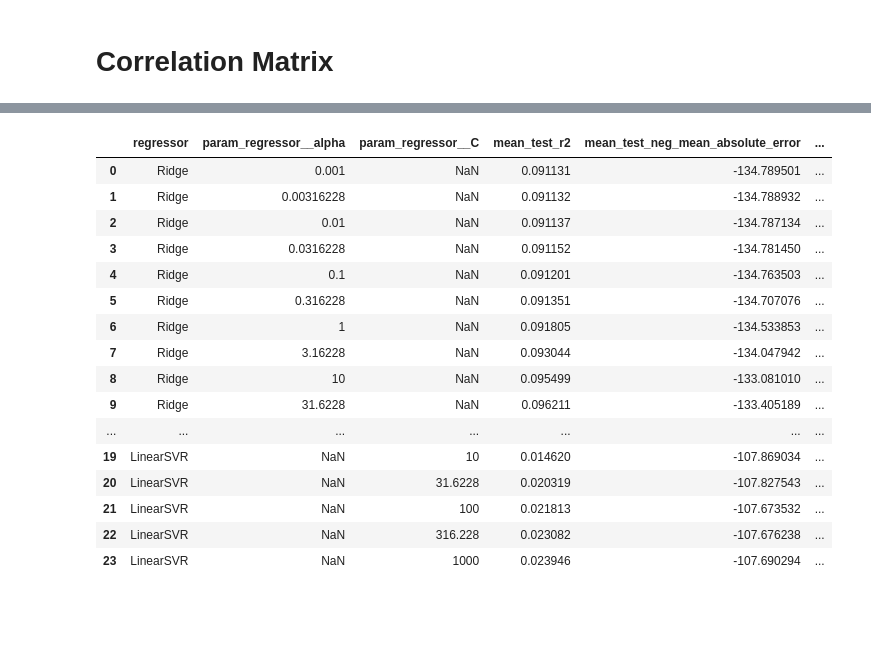
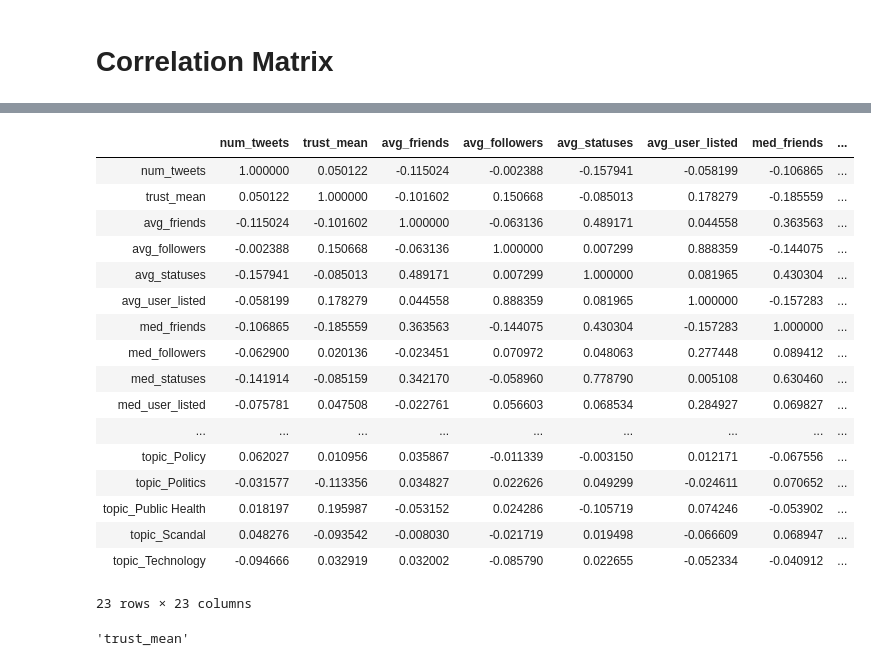
Before and after one commit to fagan2888/tweet-url-relationships, a Jupyter notebook: notebooks/Tweet Trust Correlation.ipynb, the cells around one changed output, grey strips where cells are left out. Cells and saved outputs as stored; diff of their text form; code cells hidden in the pictures; blank space fills up the shorter version.

```diff
--- a/notebooks/Tweet Trust Correlation.ipynb
+++ b/notebooks/Tweet Trust Correlation.ipynb
@@ -157,7 +79,7 @@ raw_tweets.describe()
 | 75% | 9.260537e+17 | 2.853383e+09 | 0.0 | 0.0 |
 | max | 9.305854e+17 | 9.301665e+17 | 0.0 | 0.0 |
 # %%
-raw_ratings = pd.read_csv("knight_data_ratings.csv")
+raw_ratings = pd.read_csv("https://raw.githubusercontent.com/harish-cu/tweet-url-relationships/master/data/raw/knight_data_ratings.csv")
 raw_ratings.head()
 # %% [output]
 |  | external_user_id | content_id | rating_scale_response | sampdate | blind |
@@ -167,7 +89,7 @@ raw_ratings.head()
 | 3 | 4205985366_78419_01 | 66 | 3.5 | 20170901 | 1 |
 | 4 | 4205985366_78419_01 | 80 | 4.0 | 20170901 | 1 |
 # %%
-raw_users = pd.read_csv("all-user-stats.csv")
+raw_users = pd.read_csv("http://muftayebaly.com/dropbox/all-user-stats.csv")
 raw_users['content_id']=raw_tweets['content_id']
 raw_users
 # %% [output]
@@ -247,3 +169,6 @@ avg_users
 | 999 | 8.697427e+17 | 6.502592e+16 | 0.0 | 0.0 | 1921.166667 | 27680.583333 | 24539.166667 | 1060.666667 |
 | blank | 9.220773e+17 | 1.857360e+17 | 0.0 | 0.0 | 3326.596591 | 7628.178030 | 44725.118056 | 140.755051 |
 1474 rows × 8 columns
+# %%
+med_users = users.groupby(['content_id']).median()
+med_users
@@ -250,5 +190,7 @@ avg_users
 # %%
-corr_df = pd.DataFrame(columns=['content_id','article_body','article_title','num_tweets','trust_mean','source','topic','avg_friends','avg_followers','avg_statuses'])
+corr_df = pd.DataFrame(columns=['content_id','article_body','article_title','num_tweets','trust_mean','source','topic',
+                                'avg_friends','avg_followers','avg_statuses','avg_user_listed',
+                               'med_friends','med_followers','med_statuses','med_user_listed'])
 
 for index, row in num_tweets.iterrows():
   try:
@@ -256,7 +198,9 @@ for index, row in num_tweets.iterrows():
                               'num_tweets':row['tweet_id'], 'trust_mean':blind_ratings['rating_scale_response'][int(index)],
                               'source':articles['content_source_desc'][int(index)], 'topic':topics['topic'][int(index)],
                               'avg_friends':avg_users['user_friends'][index], 'avg_followers':avg_users['user_followers'][index],
-                              'avg_statuses':avg_users['user_statuses'][index]}, ignore_index=True)
+                              'avg_statuses':avg_users['user_statuses'][index], 'avg_user_listed':avg_users['user_listed'][index],
+                             'med_friends':med_users['user_friends'][index], 'med_followers':med_users['user_followers'][index],
+                              'med_statuses':med_users['user_statuses'][index], 'med_user_listed':med_users['user_listed'][index]}, ignore_index=True)
   except Exception:
     pass
 
@@ -599,20 +329,27 @@ cv_results_src['regressor'] = cv_results_src['param_regressor'].apply(lambda x:x
-# %%
-cv_results_src[['regressor', 'param_regressor__alpha', 'param_regressor__C', 'mean_test_r2','mean_test_neg_mean_absolute_error', 'mean_test_neg_root_mean_squared_error', 'rank_test_neg_root_mean_squared_error']]
-# %% [output]
-|  | regressor | param_regressor__alpha | param_regressor__C | mean_test_r2 | mean_test_neg_mean_absolute_error | ... |
-| 0 | Ridge | 0.001 | NaN | 0.091131 | -134.789501 | ... |
-| 1 | Ridge | 0.00316228 | NaN | 0.091132 | -134.788932 | ... |
-| 2 | Ridge | 0.01 | NaN | 0.091137 | -134.787134 | ... |
-| 3 | Ridge | 0.0316228 | NaN | 0.091152 | -134.781450 | ... |
-| 4 | Ridge | 0.1 | NaN | 0.091201 | -134.763503 | ... |
-| 5 | Ridge | 0.316228 | NaN | 0.091351 | -134.707076 | ... |
-| 6 | Ridge | 1 | NaN | 0.091805 | -134.533853 | ... |
-| 7 | Ridge | 3.16228 | NaN | 0.093044 | -134.047942 | ... |
-| 8 | Ridge | 10 | NaN | 0.095499 | -133.081010 | ... |
-| 9 | Ridge | 31.6228 | NaN | 0.096211 | -133.405189 | ... |
-| ... | ... | ... | ... | ... | ... | ... |
-| 19 | LinearSVR | NaN | 10 | 0.014620 | -107.869034 | ... |
-| 20 | LinearSVR | NaN | 31.6228 | 0.020319 | -107.827543 | ... |
-| 21 | LinearSVR | NaN | 100 | 0.021813 | -107.673532 | ... |
-| 22 | LinearSVR | NaN | 316.228 | 0.023082 | -107.676238 | ... |
-| 23 | LinearSVR | NaN | 1000 | 0.023946 | -107.690294 | ... |
+# %%
+corr_matrix = corrdf.corr()
+corr_matrix
+# %% [output]
+|  | num_tweets | trust_mean | avg_friends | avg_followers | avg_statuses | avg_user_listed | med_friends | ... |
+| num_tweets | 1.000000 | 0.050122 | -0.115024 | -0.002388 | -0.157941 | -0.058199 | -0.106865 | ... |
+| trust_mean | 0.050122 | 1.000000 | -0.101602 | 0.150668 | -0.085013 | 0.178279 | -0.185559 | ... |
+| avg_friends | -0.115024 | -0.101602 | 1.000000 | -0.063136 | 0.489171 | 0.044558 | 0.363563 | ... |
+| avg_followers | -0.002388 | 0.150668 | -0.063136 | 1.000000 | 0.007299 | 0.888359 | -0.144075 | ... |
+| avg_statuses | -0.157941 | -0.085013 | 0.489171 | 0.007299 | 1.000000 | 0.081965 | 0.430304 | ... |
+| avg_user_listed | -0.058199 | 0.178279 | 0.044558 | 0.888359 | 0.081965 | 1.000000 | -0.157283 | ... |
+| med_friends | -0.106865 | -0.185559 | 0.363563 | -0.144075 | 0.430304 | -0.157283 | 1.000000 | ... |
+| med_followers | -0.062900 | 0.020136 | -0.023451 | 0.070972 | 0.048063 | 0.277448 | 0.089412 | ... |
+| med_statuses | -0.141914 | -0.085159 | 0.342170 | -0.058960 | 0.778790 | 0.005108 | 0.630460 | ... |
+| med_user_listed | -0.075781 | 0.047508 | -0.022761 | 0.056603 | 0.068534 | 0.284927 | 0.069827 | ... |
+| ... | ... | ... | ... | ... | ... | ... | ... | ... |
+| topic_Policy | 0.062027 | 0.010956 | 0.035867 | -0.011339 | -0.003150 | 0.012171 | -0.067556 | ... |
+| topic_Politics | -0.031577 | -0.113356 | 0.034827 | 0.022626 | 0.049299 | -0.024611 | 0.070652 | ... |
+| topic_Public Health | 0.018197 | 0.195987 | -0.053152 | 0.024286 | -0.105719 | 0.074246 | -0.053902 | ... |
+| topic_Scandal | 0.048276 | -0.093542 | -0.008030 | -0.021719 | 0.019498 | -0.066609 | 0.068947 | ... |
+| topic_Technology | -0.094666 | 0.032919 | 0.032002 | -0.085790 | 0.022655 | -0.052334 | -0.040912 | ... |
+23 rows × 23 columns
+# %%
+corr_matrix[corr_matrix.columns[0]][1]
+corr_matrix.index[1]
+# %% [output]
+'trust_mean'
```
Also changed, not shown: parts of 35 cells of this notebook.
